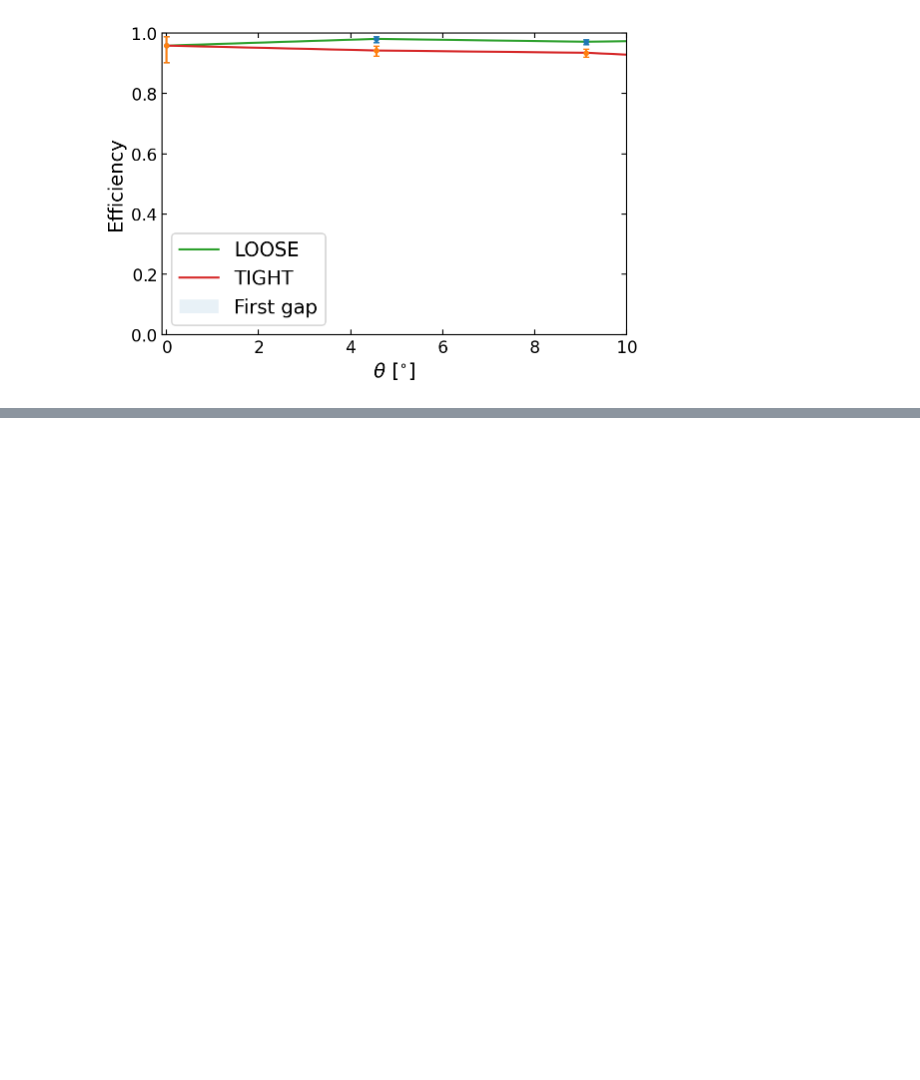
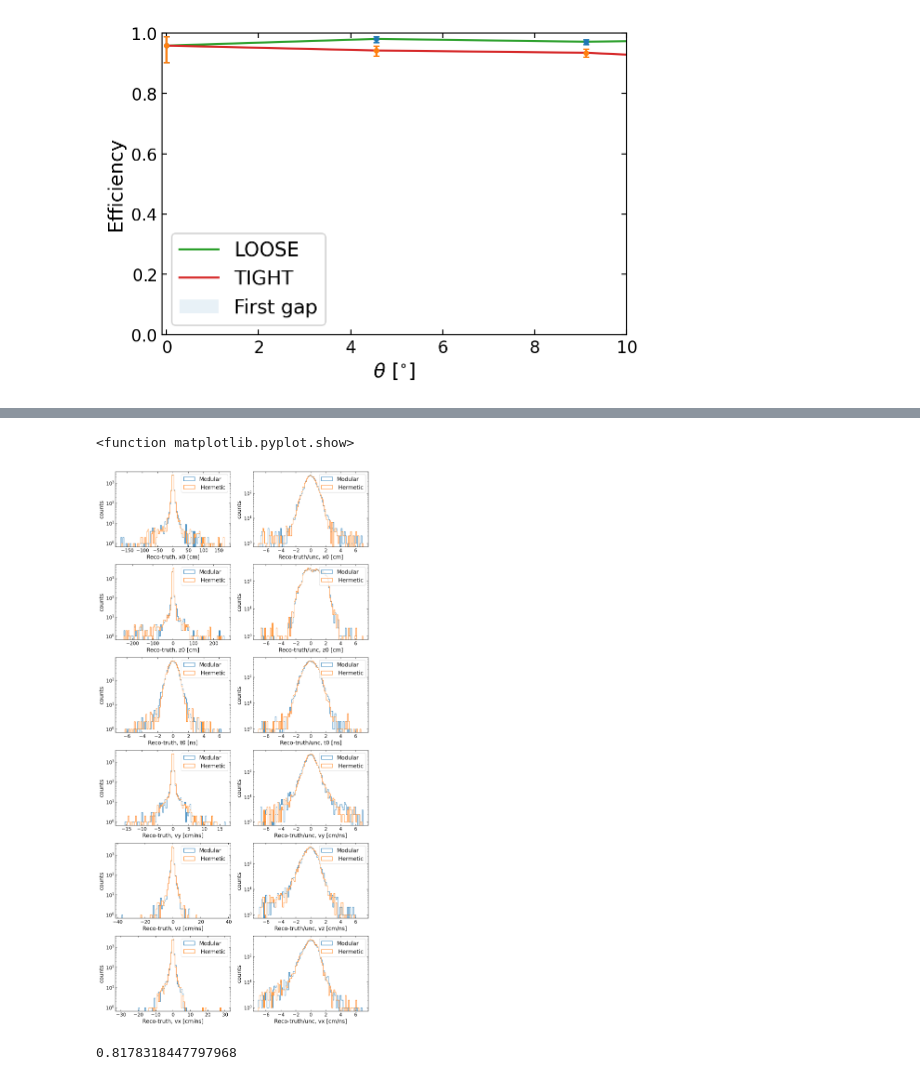
Before and after one commit to Abdulrahma-M/Mathusla_Effeciency_Grid, a Jupyter notebook: 05_single_track_study-large_angle.ipynb, the cells around one changed output, grey strips where cells are left out. Saved outputs shown, nothing was run; the diff lists cells and outputs as text; code cells hidden in the pictures; blank space fills up the shorter version.

```diff
--- a/05_single_track_study-large_angle.ipynb
+++ b/05_single_track_study-large_angle.ipynb
@@ -254,6 +303,3 @@ xlim(-0.1,10)
 plt.show()
 # %% [output]
 [figure]
-# %%
-reload(lsfit)
-data=lsfit.get_km("/home/cfpuser/Mathusla/Mathusla_Effeciency_Grid-main/Data/Grid/Angular/20230605/063043/hermatic_floor.root")
@@ -345,3 +367,4 @@ plt.show
-# %%
-data["eta"] = np.arctanh(data["truth"][:,6]/np.sqrt(data["truth"][:,4]**2 +data["truth"][:,5]**2 + data["truth"][:,6]**2))
-data["phi"] = np.arctan(data["truth"][:,4]/data["truth"][:,5])
+# %%
+for i in range(len(data["wall_hit"])):
+    if data["wall_hit"][i]==True:
+        print(data["recon"][i][2]- data["recalc"][i][2] )
@@ -348 +389,64 @@ data["phi"] = np.arctan(data["truth"][:,4]/data["truth"][:,5])
+# %%
+def pull(res, unc):
+    return res/unc
+par_names=['x0','z0', 't0', 'vy', 'vz', 'vx'] # Use real world direction
+par_unit= ['[cm]',"[cm]", "[ns]","[cm/ns]","[cm/ns]","[cm/ns]"]
+label= ["Modular"," Hermetic"]
+fig,axs=plt.subplots(6,2,figsize=(10,20))
+
+
+
+#Define Cuts
+res={}
+unc={}
+rese=[]
+ind=[]
+uncert=[]
+for j in range(len(dict_)):
+    data=dict_[j]
+    residual=[]
+    uncerinty=[]
+    for i in range(len(data["mask_recon_success"])):
+        if(data["mask_recon_success"][i]==True   and data["floor_hit"][i] !=True and data["wall_hit"][i] ==True ):
+            ind.append(data["par_km_ndigitrack"][i])
+            residual.append(data["residual_km"][i])
+            uncerinty.append(data["unc"][i])
+        else:
+            continue
+    rese.append(residual)
+    uncert.append(uncerinty)
+
+
+
+res["0"]=np.array(rese[0])
+unc["0"]=np.array(uncert[0])
+res["1"]=np.array(rese[1])
+unc["1"]=np.array(uncert[1])
+_range_pull=[-7,7]
+
+for ipar in range(6):
+
+    _range=(np.percentile(res[f"{1}"][:,ipar],1)*2,np.percentile(res[f"{1}"][:,ipar],99)*2)
+    _range=(-max(np.abs(_range))*2,max(np.abs(_range))*2)
+    for i in range(2):
+
+        axs[ipar][0].hist(res[f"{i}"][:,ipar],bins=100,range=_range,histtype="step",label=label[i]);
+        axs[ipar][1].hist(res[f"{i}"][:,ipar]/unc[f"{i}"][:,ipar],bins=100,range=_range_pull,histtype="step",label=label[i]);
+
+        axs[ipar][0].set_xlabel(f"Reco-truth, {par_names[ipar]} {par_unit[ipar]}")
+        axs[ipar][0].set_ylabel("counts")
+        axs[ipar][0].set_yscale("log")
+        axs[ipar][0].legend()
+
+        axs[ipar][1].set_xlabel(f"Reco-truth/unc, {par_names[ipar]} {par_unit[ipar]}")
+        axs[ipar][1].set_ylabel("counts")
+        axs[ipar][1].set_yscale("log")
+        axs[ipar][1].legend()
+#handles, labels = axs[0][1].get_legend_handles_labels()
+#fig.legend(handles, labels, loc='lower left',ncol=4,mode="expand", bbox_to_anchor=(0.05,1.002, 0.9,0.03))
+tight_layout()
+plt.show
+# %% [output]
+<function matplotlib.pyplot.show>
+[figure, added]
 # %%
@@ -350,0 +458,4 @@ vis.plot_recon(ev)
+# %%
+sum(data["wall_hit"]&data["mask_recon_success"])/sum(data["wall_hit"])
+# %% [output]
+0.8178318447797968
```
Also changed, not shown: parts of 21 cells of this notebook.
